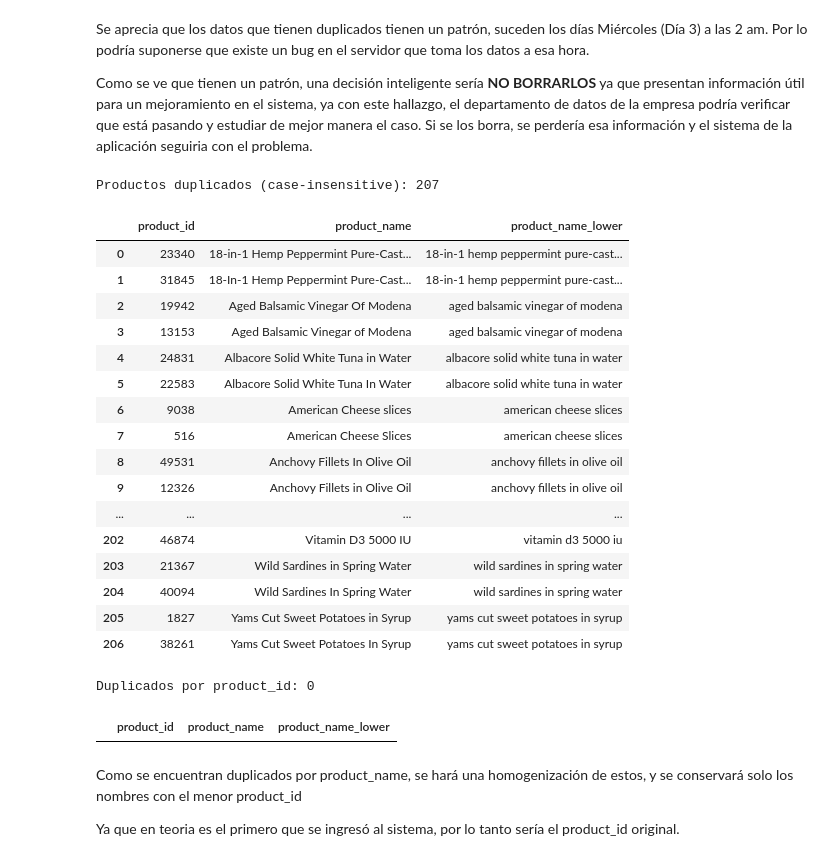
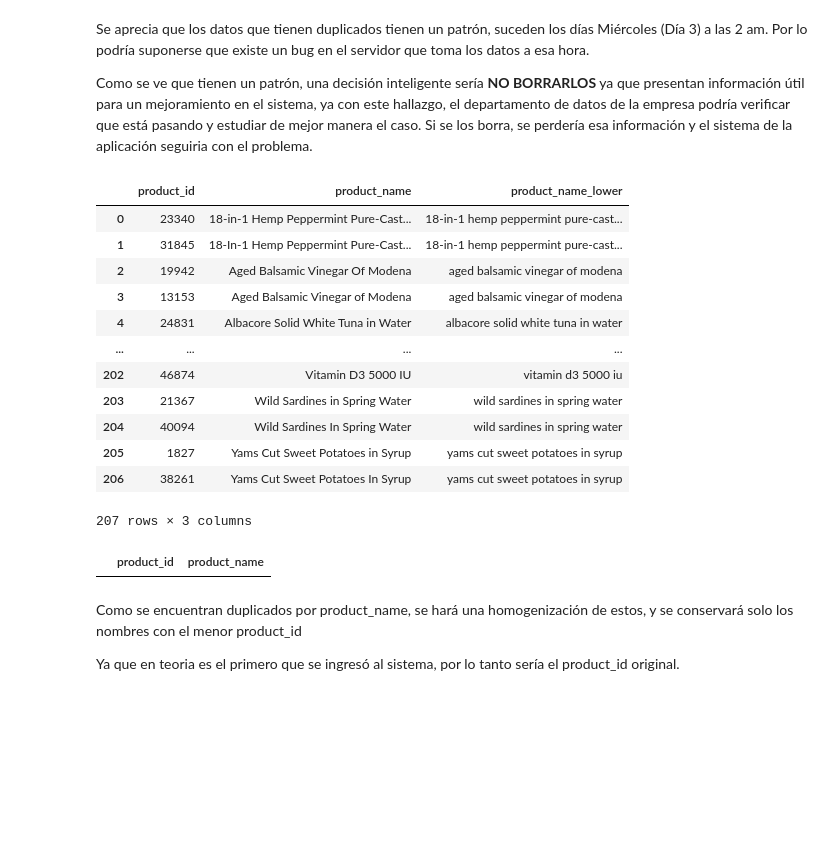
Before and after one commit to osbonilla/ds-week-2, a Jupyter notebook: taller_3_nombre_apellido.ipynb, the cells around one changed output. Drawn from its saved outputs; the diff is of its cells as text; code cells hidden in the pictures; blank space fills up the shorter version.

```diff
--- a/taller_3_nombre_apellido.ipynb
+++ b/taller_3_nombre_apellido.ipynb
@@ -158,48 +158,34 @@ Como se ve que tienen un patrón, una decisión inteligente sería **NO BORRARLO
 # Creación de una columna para comparar los nombres
 products['product_name_lower'] = products['product_name'].str.lower().str.strip()
 
-# Ver los pares duplicados en product_name_lower
-dupl_prod = products[products.duplicated(subset='product_name_lower', keep=False) &
-                     products['product_name_lower'].notna()] # Se excluyen los nulos
+# Ver los pares duplicados en product_name_lower (Se excluyen los nulos)
+dupl_prod = products[
+    products.duplicated(subset='product_name_lower', keep=False) &
+    products['product_name_lower'].notna()
+]
 
-display(
-    dupl_prod[['product_id', 'product_name', 'product_name_lower']]
-    .sort_values('product_name_lower')
-    .reset_index(drop=True)
-    .style.set_caption(f"Productos duplicados (case-insensitive): {len(dupl_prod)}")
-)
+dupl_prod[['product_id', 'product_name', 'product_name_lower']].sort_values('product_name_lower').reset_index(drop=True)
 # %% [output]
+|  | product_id | product_name | product_name_lower |
+| 0 | 23340 | 18-in-1 Hemp Peppermint Pure-Cast... | 18-in-1 hemp peppermint pure-cast... |
+| 1 | 31845 | 18-In-1 Hemp Peppermint Pure-Cast... | 18-in-1 hemp peppermint pure-cast... |
+| 2 | 19942 | Aged Balsamic Vinegar Of Modena | aged balsamic vinegar of modena |
+| 3 | 13153 | Aged Balsamic Vinegar of Modena | aged balsamic vinegar of modena |
+| 4 | 24831 | Albacore Solid White Tuna in Water | albacore solid white tuna in water |
+| ... | ... | ... | ... |
+| 202 | 46874 | Vitamin D3 5000 IU | vitamin d3 5000 iu |
+| 203 | 21367 | Wild Sardines in Spring Water | wild sardines in spring water |
+| 204 | 40094 | Wild Sardines In Spring Water | wild sardines in spring water |
+| 205 | 1827 | Yams Cut Sweet Potatoes in Syrup | yams cut sweet potatoes in syrup |
+| 206 | 38261 | Yams Cut Sweet Potatoes In Syrup | yams cut sweet potatoes in syrup |
-Productos duplicados (case-insensitive): 207
+207 rows × 3 columns
-|  | product_id | product_name | product_name_lower |
-| 0 | 23340 | 18-in-1 Hemp Peppermint Pure-Cast... | 18-in-1 hemp peppermint pure-cast... |
-| 1 | 31845 | 18-In-1 Hemp Peppermint Pure-Cast... | 18-in-1 hemp peppermint pure-cast... |
-| 2 | 19942 | Aged Balsamic Vinegar Of Modena | aged balsamic vinegar of modena |
-| 3 | 13153 | Aged Balsamic Vinegar of Modena | aged balsamic vinegar of modena |
-| 4 | 24831 | Albacore Solid White Tuna in Water | albacore solid white tuna in water |
-| 5 | 22583 | Albacore Solid White Tuna In Water | albacore solid white tuna in water |
-| 6 | 9038 | American Cheese slices | american cheese slices |
-| 7 | 516 | American Cheese Slices | american cheese slices |
-| 8 | 49531 | Anchovy Fillets In Olive Oil | anchovy fillets in olive oil |
-| 9 | 12326 | Anchovy Fillets in Olive Oil | anchovy fillets in olive oil |
-| ... | ... | ... | ... |
-| 202 | 46874 | Vitamin D3 5000 IU | vitamin d3 5000 iu |
-| 203 | 21367 | Wild Sardines in Spring Water | wild sardines in spring water |
-| 204 | 40094 | Wild Sardines In Spring Water | wild sardines in spring water |
-| 205 | 1827 | Yams Cut Sweet Potatoes in Syrup | yams cut sweet potatoes in syrup |
-| 206 | 38261 | Yams Cut Sweet Potatoes In Syrup | yams cut sweet potatoes in syrup |
 # %%
 # Duplicados por ID
 dupl_prod_id = products[products.duplicated(subset='product_id', keep=False)]
 
-display(
-    dupl_prod_id[['product_id', 'product_name', 'product_name_lower']]
-    .sort_values('product_id')
-    .reset_index(drop=True)
-    .style.set_caption(f"Duplicados por product_id: {len(dupl_prod_id)}")
-)
+dupl_prod_id[['product_id', 'product_name']].sort_values('product_id').reset_index(drop=True)
 # %% [output]
-Duplicados por product_id: 0
-|  | product_id | product_name | product_name_lower |
+|  | product_id | product_name |
 # %% [markdown]
 Como se encuentran duplicados por product_name, se hará una homogenización de estos, y se conservará solo los nombres con el menor product_id
 
```
Also changed, not shown: parts of 12 cells of this notebook.
